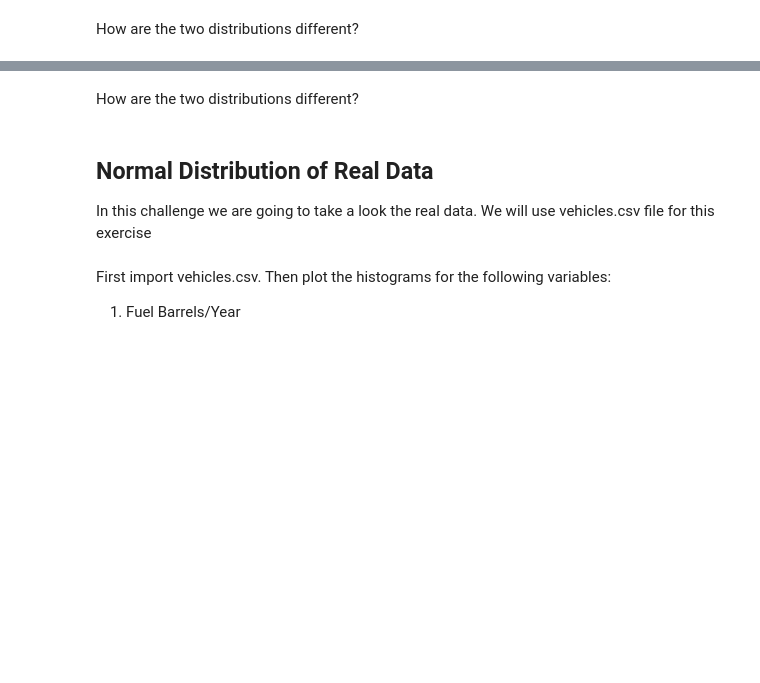
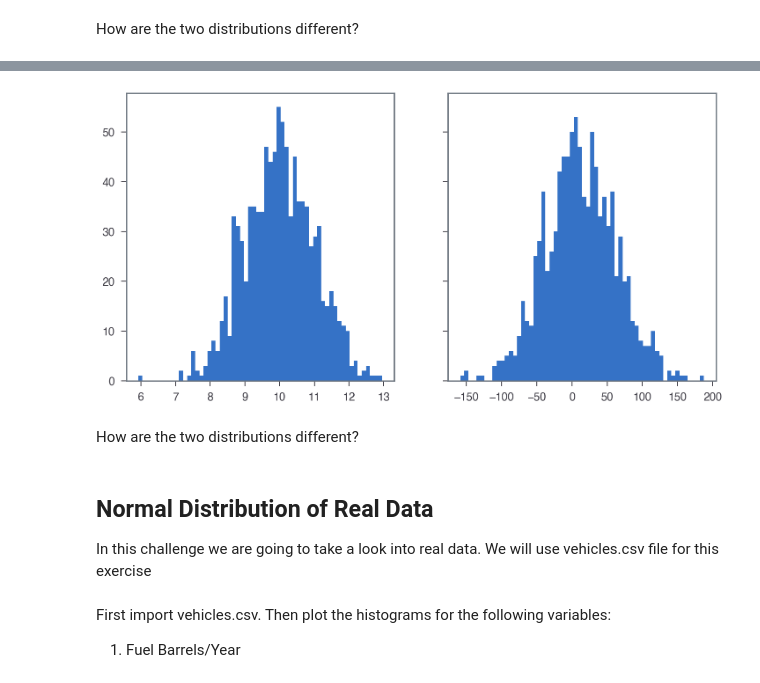
Before and after one commit to ta-data-lis/lab-probability-distributions, a Jupyter notebook: your-code/continuous.ipynb, the cells around one changed output, grey strips where cells are left out. Drawn from its saved outputs; the diff is of its cells as text; code cells hidden in the pictures; blank space fills up the shorter version.

```diff
--- a/your-code/continuous.ipynb
+++ b/your-code/continuous.ipynb
@@ -67,2 +81,18 @@ Expected output:
+# %%
+# your code here
+from scipy.stats import norm
+
+# Creating the function
+def normal_dist(avg, std, count):
+    return norm.rvs(loc = avg, scale = std, size = count)
+
+# Creating the subplots
+fig, ax = plt.subplots(1, 2, figsize = (12, 6), sharey = True)
+
+# Plotting both histograms side by side
+ax[0].hist(x = normal_dist(10, 1, 1000), bins = 60);
+ax[1].hist(x = normal_dist(10, 50, 1000), bins = 60);
+# %% [output]
+[figure, added]
 # %% [markdown]
 How are the two distributions different?
@@ -71,7 +105,7 @@ How are the two distributions different?
 # %% [markdown]
 ## Normal Distribution of Real Data
 
-In this challenge we are going to take a look the real data. We will use vehicles.csv file for this exercise
+In this challenge we are going to take a look into real data. We will use vehicles.csv file for this exercise
 # %% [markdown]
 First import vehicles.csv.
 Then plot the histograms for the following variables:
```
Also changed, not shown: parts of 21 cells of this notebook.
